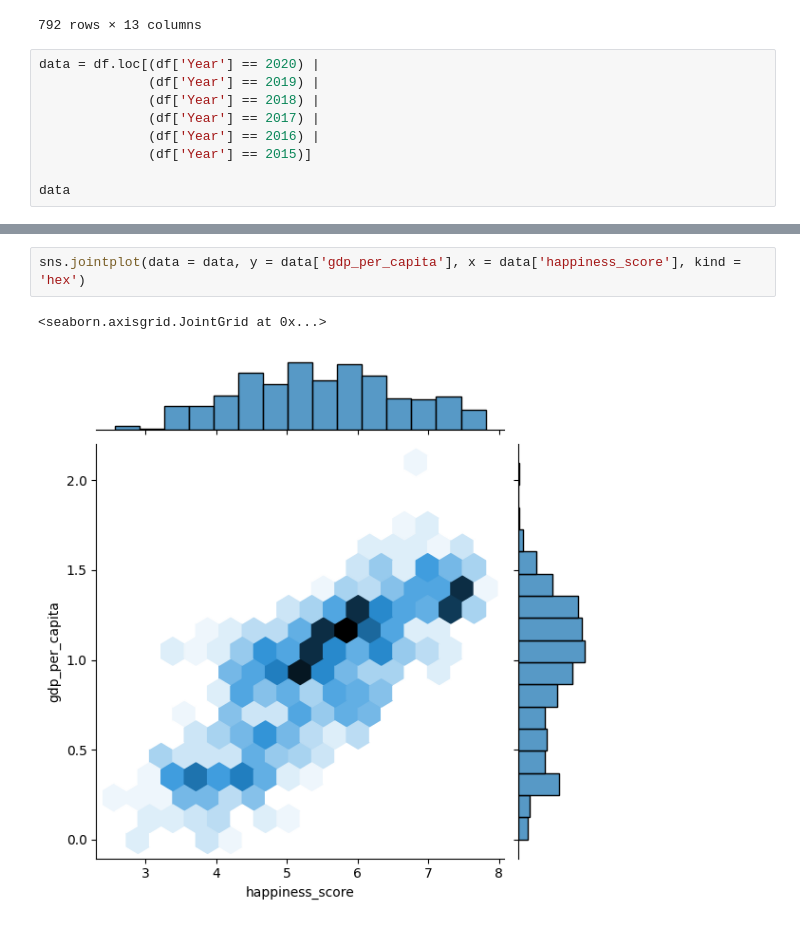
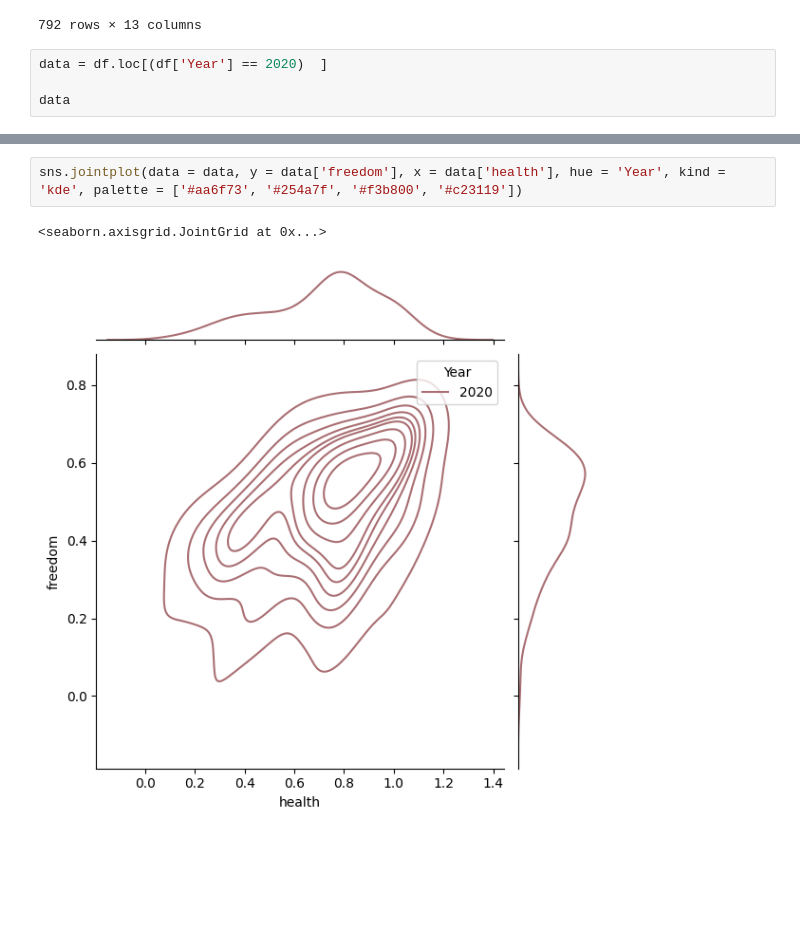
Before and after one commit to ikariyani/python-100daysChallenge, a Jupyter notebook: PROJECT/DAY 50/Untitled.ipynb, the cells around one changed output, grey strips where cells are left out. Saved outputs shown, nothing was run; the diff lists cells and outputs as text; blank space fills up the shorter version.

Commit message:
DAY 50
SEABORN - Joint Plot

```diff
--- a/PROJECT/DAY 50/Untitled.ipynb
+++ b/PROJECT/DAY 50/Untitled.ipynb
@@ -24,12 +31,7 @@ df
 | 791 | Afghanistan | 2.5669 | 0.300706 | 0.000000 | 0.266052 | 0.000000 | 0.135235 | 0.001226 | ... |
 792 rows × 13 columns
 # %%
-data = df.loc[(df['Year'] == 2020) |
-              (df['Year'] == 2019) |
-              (df['Year'] == 2018) |
-              (df['Year'] == 2017) |
-              (df['Year'] == 2016) |
-              (df['Year'] == 2015)]
+data = df.loc[(df['Year'] == 2020)  ]
 
 data
 # %% [output]
@@ -49,5 +51,5 @@ data
 # %%
-sns.jointplot(data = data, y = data['gdp_per_capita'], x = data['happiness_score'], kind = 'hex')
+sns.jointplot(data = data, y = data['freedom'], x = data['health'], hue = 'Year', kind = 'kde', palette = ['#aa6f73', '#254a7f', '#f3b800', '#c23119'])
 # %% [output]
 <seaborn.axisgrid.JointGrid at 0x...>
-[figure, old version]
+[figure, new version]
```
Also changed, not shown: parts of 7 cells of this notebook, 33 other files.
